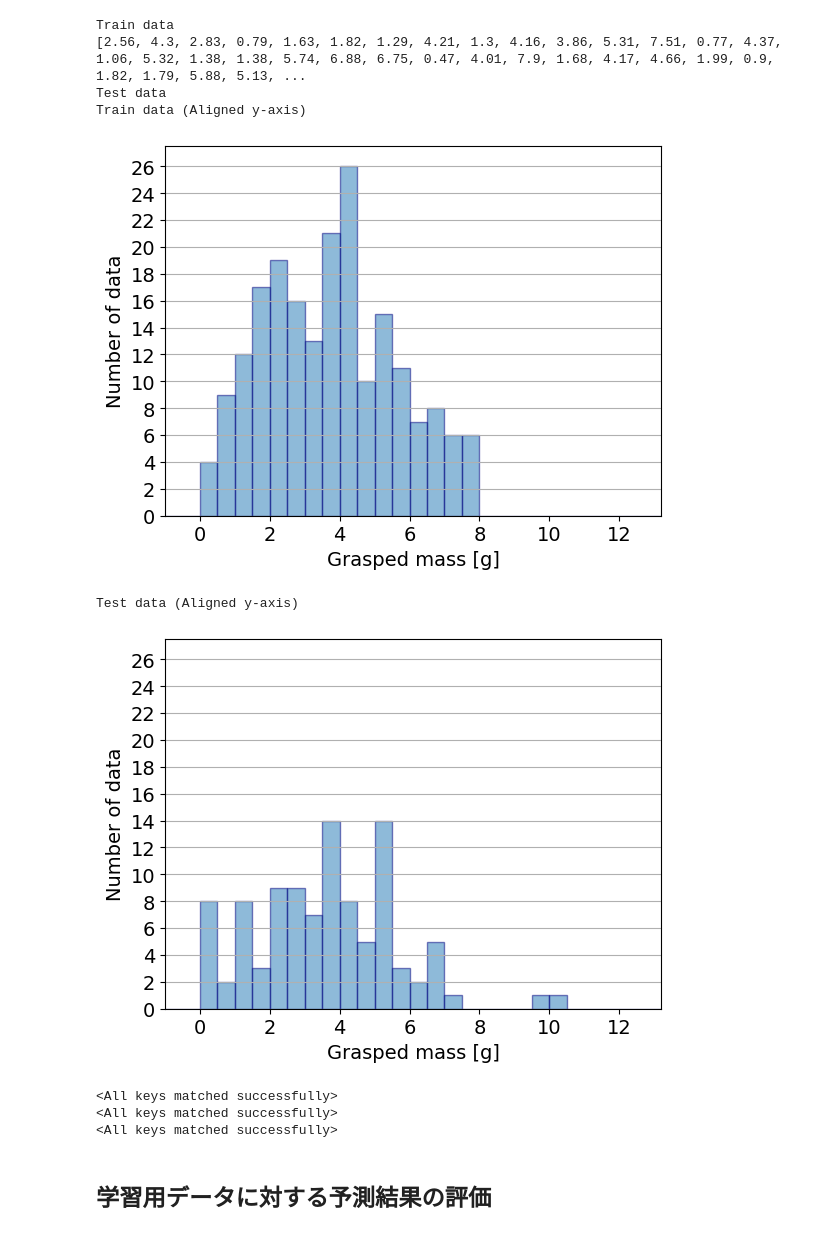
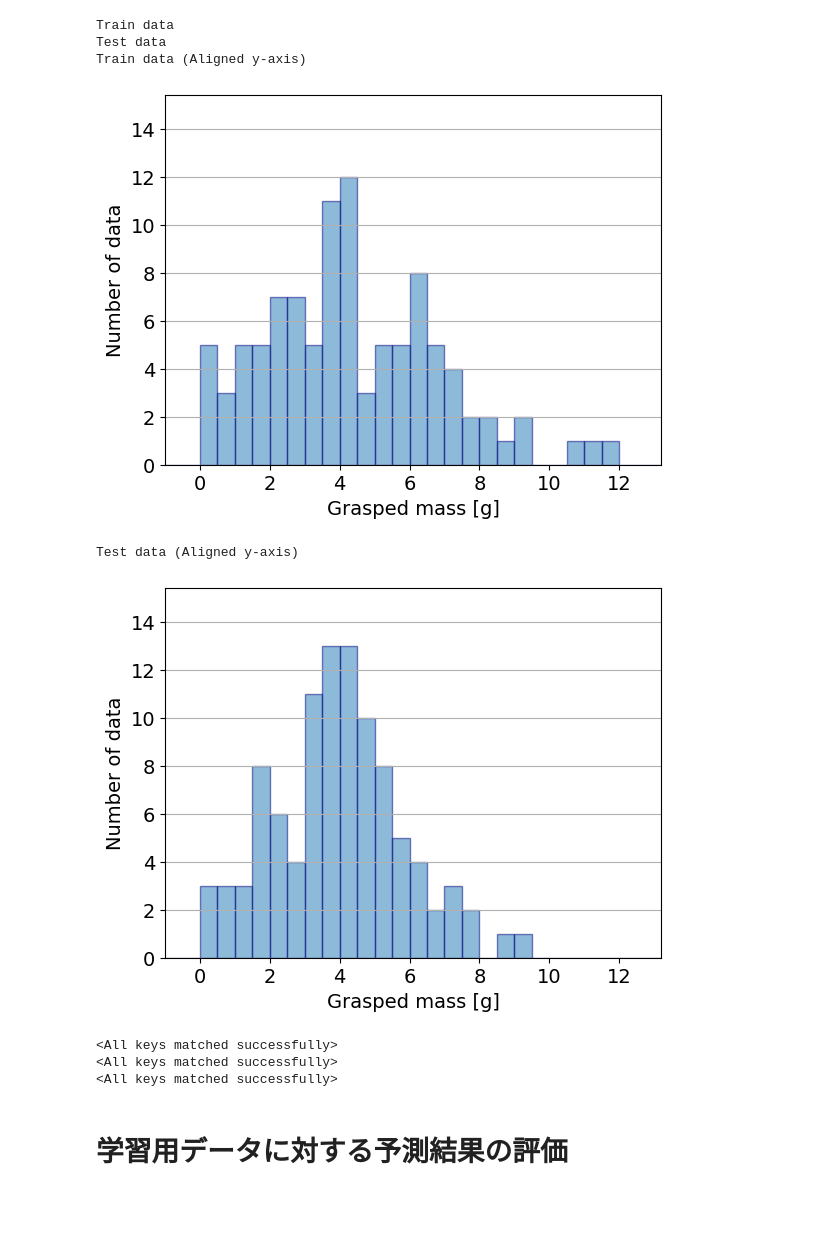
Before and after one commit to Kaisei0504/food-grasping-uncertainty, a Jupyter notebook: show_results_with_RND_sampler.ipynb, the cells around one changed output. Saved outputs shown, nothing was run; the diff lists cells and outputs as text; code cells hidden in the pictures; blank space fills up the shorter version.

```diff
--- a/show_results_with_RND_sampler.ipynb
+++ b/show_results_with_RND_sampler.ipynb
@@ -41,20 +38,20 @@ torch.backends.cudnn.deterministic = True
 torch.backends.cudnn.benchmark = False
 # %%
 # 学習済みモデルのディレクトリ
-load_path = "./results_er21046/depth40/train_200/2000epoch_lr0x001_NAdam_200samples_with_RND_sampler"
+load_path = "./results/train_100/2000epoch_lr0x001_NAdam_100samples_with_RND_sampler"
 num_gauss = 1
 
-with open('./new_dataset_er21046/train300/divide_ids/data_train_300.pickle', mode='br') as fi:
+with open('./datasets/train_data/divide_ids/data_train_100.pickle', mode='br') as fi:
     id_train = pickle.load(fi)
 id_train = id_train[0].tolist()
-print(len(id_train))
-print(id_train)
+#print(len(id_train))
+#print(id_train)
 
-with open('./evaluate_data_er21046/train200_sampler_RNDMDN/divide_ids/data_test_100.pickle', mode='br') as fi:
+with open('./datasets/evaluate_data/sampler_RNDMDN/divide_ids/data_test_100.pickle', mode='br') as fi:
     id_test = pickle.load(fi)
 id_test = id_test[0].tolist()
-print(len(id_test))
-print(id_test)
+#print(len(id_test))
+#print(id_test)
 
 #id_list = [i for i in range(160)]
 #print(id_train)
@@ -67,8 +59,8 @@ print(id_test)
 # %%
 # データセット
-train_data = dataset_factory_er21046_v2.RGBD_DATASET(root="./new_dataset_er21046/train300", use_ids = id_train, train=True, img_size=150, crop_size=140)
+train_data = dataset_factory.RGBD_DATASET(root="./datasets/train_data", use_ids = id_train, train=True, img_size=150, crop_size=140)
 print("train_data : ", len(train_data))
-test_data  = dataset_factory_er21046_v1.RGBD_DATASET(root="./evaluate_data_er21046/train200_sampler_RNDMDN", use_ids = id_test, train=False, img_size=150, crop_size=140)
+test_data  = dataset_factory_v1.RGBD_DATASET(root="./datasets/evaluate_data/sampler_RNDMDN", use_ids = id_test, train=False, img_size=150, crop_size=140)
 train_loader = torch.utils.data.DataLoader(train_data,
                                            batch_size=8,
                                            shuffle=True,
@@ -106,9 +88,8 @@ Y_train, X_train, _ = plt.hist(train_data.targets_list, alpha=0.5, ec='navy', bi
 plt.grid(axis='y')
 plt.ylabel('Number of data')
 plt.xlabel('Grasped mass [g]')
-# 一旦プロットを閉じて最大値を確認
 plt.close()
-print(train_data.targets_list)
+#print(train_data.targets_list)
 
 # Test data
 print("Test data")
@@ -116,11 +97,10 @@ Y_test, X_test, _ = plt.hist(test_data.targets_list, alpha=0.5, ec='navy', bins=
 plt.grid(axis='y')
 plt.ylabel('Number of data')
 plt.xlabel('Grasped mass [g]')
-# 一旦プロットを閉じて最大値を確認
 plt.close()
 
 x_max = 12
-y_max = 25
+y_max = 14
 x_ticks = np.arange(0, x_max * 1.1 , 2)  # 1.0刻みの目盛り
 y_ticks = np.arange(0, y_max * 1.1 , 2)  # 1.0刻みの目盛り
 
@@ -129,36 +109,35 @@ print("Train data (Aligned y-axis)")
 plt.hist(train_data.targets_list, alpha=0.5, ec='navy', bins=np.arange(-1, 19, 0.5))
 plt.grid(axis='y')
 plt.xlim(-1, x_max * 1.1)  # 少し余裕を持たせる
 plt.ylim(0, y_max * 1.1)  # 少し余裕を持たせる
 plt.xticks(x_ticks)  # y軸の目盛りを1.0間隔にする
 plt.yticks(y_ticks)  # y軸の目盛りを1.0間隔にする
 plt.ylabel('Number of data', fontsize=14)  # 文字サイズを大きくする
 plt.xlabel('Grasped mass [g]', fontsize=14)  # 文字サイズを大きくする
 plt.xticks(fontsize=14)  # x軸の目盛りのフォントサイズ変更
 plt.yticks(fontsize=14)  # y軸の目盛りのフォントサイズ変更
 #plt.savefig("train_data_histogram.png", bbox_inches="tight", dpi=300)  # dpi=300で高解像度に
 plt.show()
 
 print("Test data (Aligned y-axis)")
 plt.hist(test_data.targets_list, alpha=0.5, ec='navy', bins=np.arange(-1, 19, 0.5))
 plt.grid(axis='y')
 plt.xlim(-1, x_max * 1.1)  # 少し余裕を持たせる
 plt.ylim(0, y_max * 1.1)  # 少し余裕を持たせる
 plt.xticks(x_ticks)  # y軸の目盛りを1.0間隔にする
 plt.yticks(y_ticks)  # y軸の目盛りを1.0間隔にする
 plt.ylabel('Number of data', fontsize=14)
 plt.xlabel('Grasped mass [g]', fontsize=14)
 plt.xticks(fontsize=14)  # x軸の目盛りのフォントサイズ変更
 plt.yticks(fontsize=14)  # y軸の目盛りのフォントサイズ変更
 plt.show()
 # %% [output]
 Train data
-[2.56, 4.3, 2.83, 0.79, 1.63, 1.82, 1.29, 4.21, 1.3, 4.16, 3.86, 5.31, 7.51, 0.77, 4.37, 1.06, 5.32, 1.38, 1.38, 5.74, 6.88, 6.75, 0.47, 4.01, 7.9, 1.68, 4.17, 4.66, 1.99, 0.9, 1.82, 1.79, 5.88, 5.13, ...
 Test data
 Train data (Aligned y-axis)
-[figure, old version]
+[figure, new version]
 Test data (Aligned y-axis)
-[figure, old version]
+[figure, new version]
 # %%
 # ネットワーク
 net = model_fuctory.CNN_MDN(num_gaussians=num_gauss)
@@ -185,5 +164,5 @@ criterion_rnd = nn.MSELoss(reduction='none').cuda()
 <All keys matched successfully>
 <All keys matched successfully>
 # %% [markdown]
-## 学習用データに対する予測結果の評価
+# 学習用データに対する予測結果の評価
 # %% [markdown]
```
Also changed, not shown: parts of 34 cells of this notebook, 7 other files.
